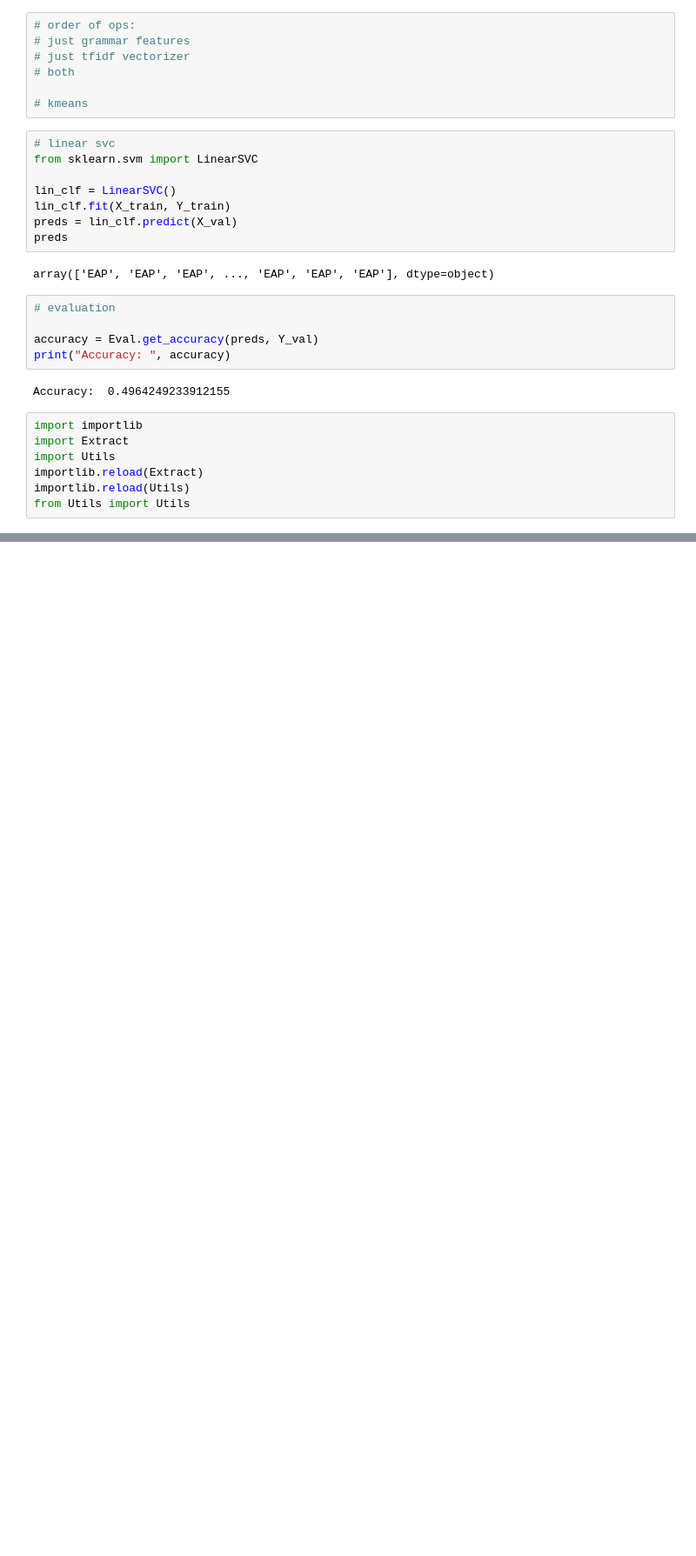
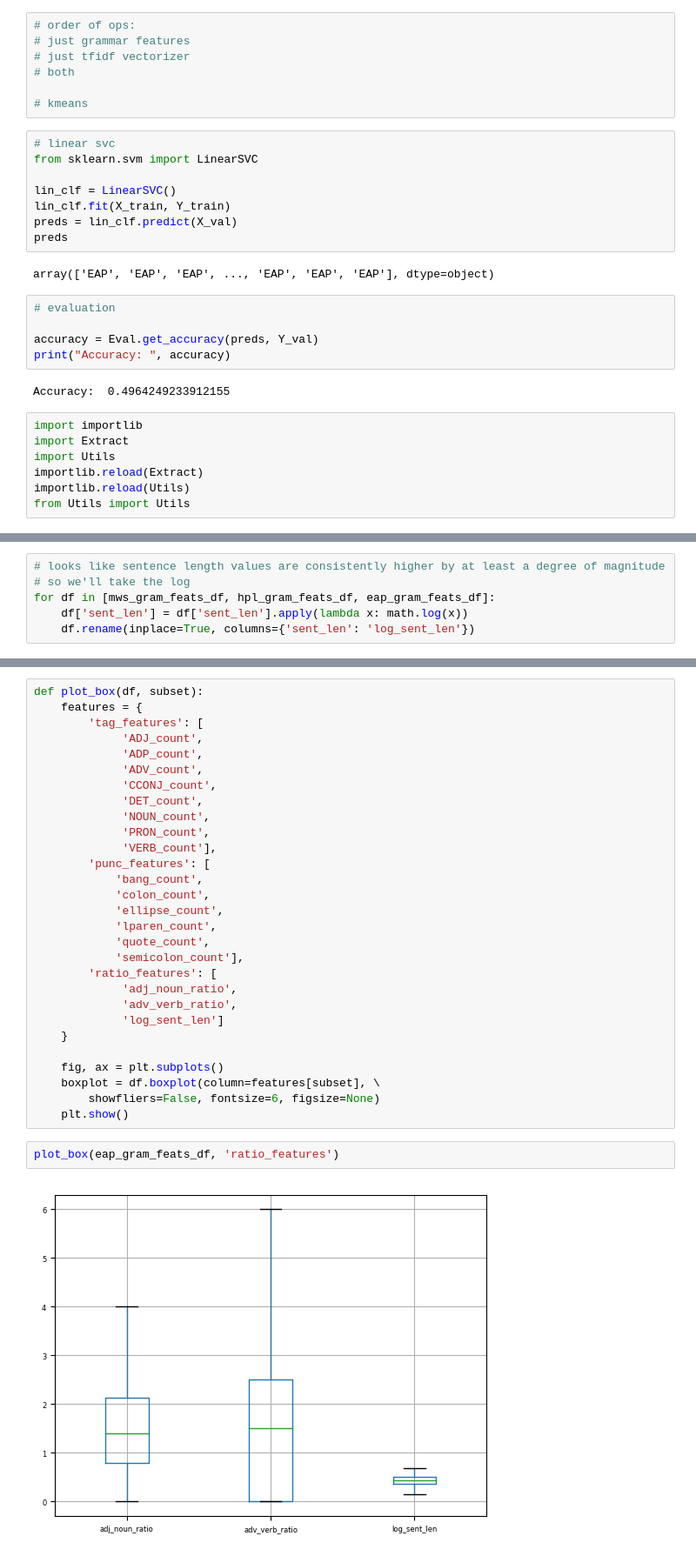
Before and after one commit to happythenewsad/cis545project, a Jupyter notebook: main.ipynb, the cells around one changed output, grey strips where cells are left out. Shown at 87% size. Saved outputs shown, nothing was run; the diff lists cells and outputs as text; blank space fills up the shorter version.

Commit message:
boxplots

```diff
--- a/main.ipynb
+++ b/main.ipynb
@@ -251,0 +280,6 @@ from Utils import Utils
+# %%
+# looks like sentence length values are consistently higher by at least a degree of magnitude
+# so we'll take the log
+for df in [mws_gram_feats_df, hpl_gram_feats_df, eap_gram_feats_df]:
+    df['sent_len'] = df['sent_len'].apply(lambda x: math.log(x))
+    df.rename(inplace=True, columns={'sent_len': 'log_sent_len'})
@@ -251,0 +384,33 @@ from Utils import Utils
+# %%
+def plot_box(df, subset):
+    features = {
+        'tag_features': [
+             'ADJ_count',
+             'ADP_count',
+             'ADV_count',
+             'CCONJ_count',
+             'DET_count',
+             'NOUN_count',
+             'PRON_count',
+             'VERB_count'],
+        'punc_features': [
+            'bang_count',
+            'colon_count',
+            'ellipse_count',
+            'lparen_count',
+            'quote_count',
+            'semicolon_count'],
+        'ratio_features': [
+             'adj_noun_ratio',
+             'adv_verb_ratio',
+             'log_sent_len']
+    }
+
+    fig, ax = plt.subplots()
+    boxplot = df.boxplot(column=features[subset], \
+        showfliers=False, fontsize=6, figsize=None)
+    plt.show()
+# %%
+plot_box(eap_gram_feats_df, 'ratio_features')
+# %% [output]
+[figure, added]
```
Also changed, not shown: parts of 13 cells of this notebook, 1 other file.
